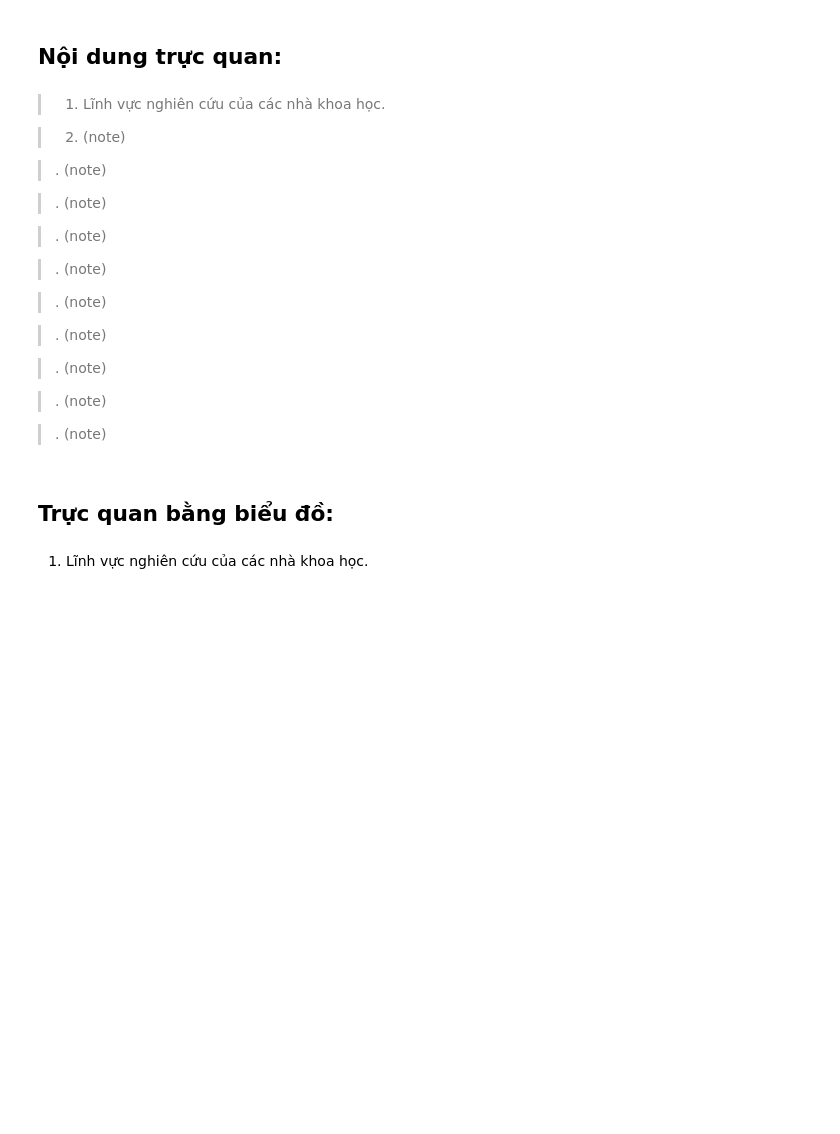
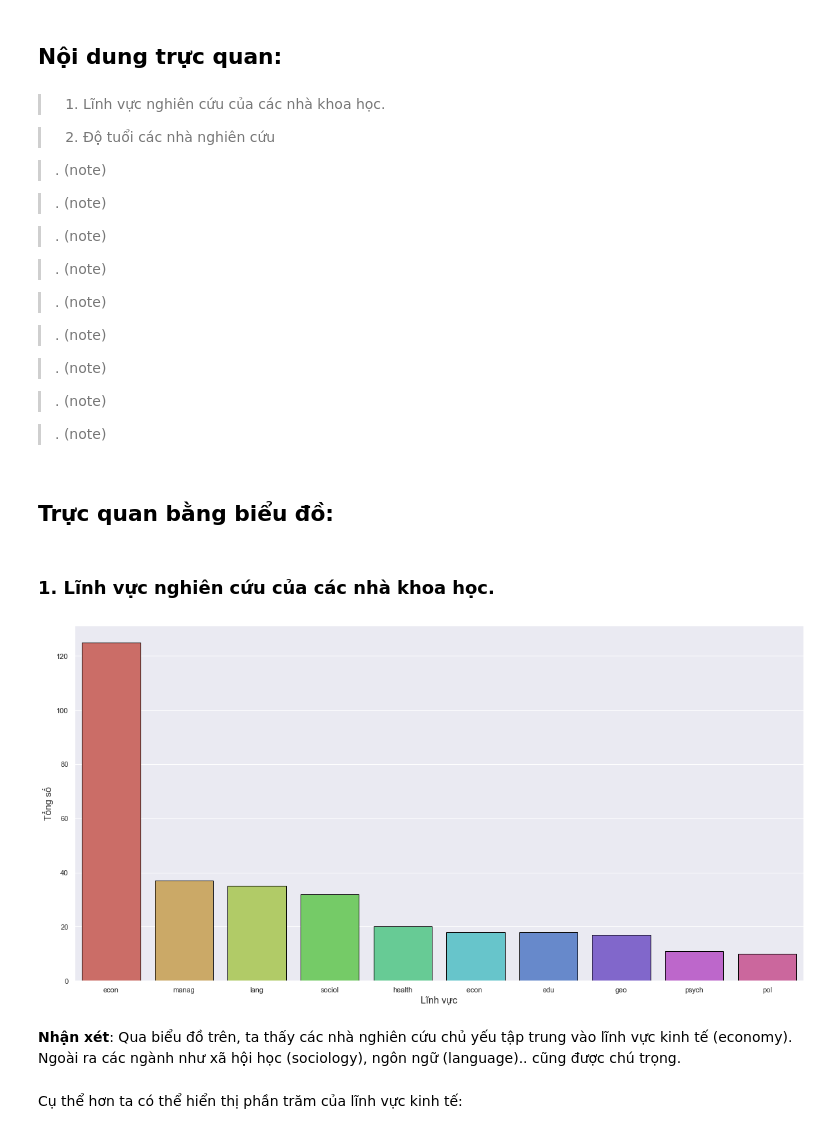
Before and after one commit to bason1999qn/Final_Data_Visualization, a Jupyter notebook: Final_DV.ipynb, the cells around one changed output. Saved outputs shown, nothing was run; the diff lists cells and outputs as text; code cells hidden in the pictures; blank space fills up the shorter version.

Commit message:
add 2 charts (Field and Age)

```diff
--- a/Final_DV.ipynb
+++ b/Final_DV.ipynb
@@ -96,7 +96,7 @@ Dữ liệu bị thiếu.
 # %% [markdown]
 >1. Lĩnh vực nghiên cứu của các nhà khoa học.
 
-> 2. (note)
+> 2. Độ tuổi các nhà nghiên cứu
 
 > . (note)
 
@@ -118,4 +118,25 @@ Dữ liệu bị thiếu.
 # %% [markdown]
 ## Trực quan bằng biểu đồ:
 # %% [markdown]
-1. Lĩnh vực nghiên cứu của các nhà khoa học.
+### 1. Lĩnh vực nghiên cứu của các nhà khoa học.
+# %%
+Series_1 = df['field.1'].copy().value_counts()
+
+sns.set(rc={'figure.figsize':(20,10)})
+
+# ax.bar(Series_1.head(10).index, Series_1.head(10).values, fill='black', color="#2ecc71", edgecolor=['black'])
+ax = sns.barplot(Series_1.head(10).index, Series_1.head(10).values, fill='black', color="#2ecc71", edgecolor=['black']
+      , palette=sns.color_palette("hls", 10))
+
+
+
+ax.set_ylabel('Tổng số', fontsize='large')
+ax.set_xlabel('Lĩnh vực', fontsize='large')
+
+plt.savefig("pic1_1.png")
+# %% [output]
+[figure, added]
+# %% [markdown]
+**Nhận xét**: Qua biểu đồ trên, ta thấy các nhà nghiên cứu chủ yếu tập trung vào lĩnh vực kinh tế (economy). Ngoài ra các ngành  như xã hội học (sociology), ngôn ngữ (language).. cũng được chú trọng.
+# %% [markdown]
+Cụ thể hơn ta có thể hiển thị phần trăm của lĩnh vực kinh tế:
```
Also changed, not shown: parts of 6 cells of this notebook.
